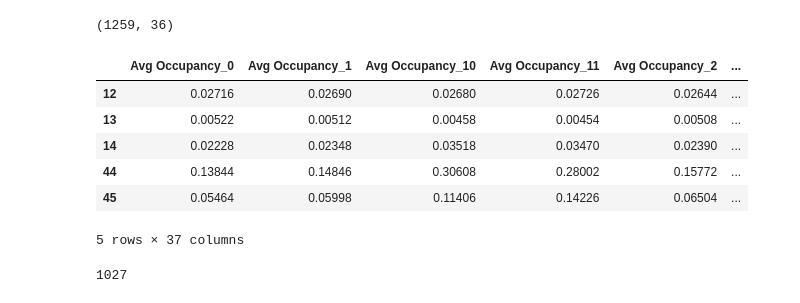
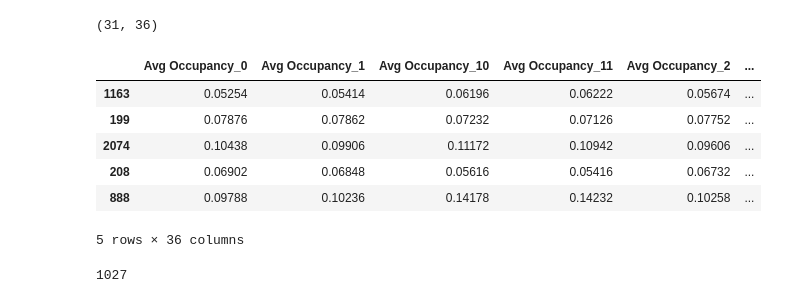
Before and after one commit to frolovconst/TC_w_ML, a Jupyter notebook: incidents_touch/inc_desc_ansis.ipynb, the cells around one changed output. Cells and saved outputs as stored; diff of their text form; code cells hidden in the pictures.

```diff
--- a/incidents_touch/inc_desc_ansis.ipynb
+++ b/incidents_touch/inc_desc_ansis.ipynb
@@ -153,16 +310,20 @@ def obtain_time_series_clear(station, full_series, incs, vicinity_km, timedelta,
         return result
     return pd.Series(None)
 # %%
-def create_accident_free_windows(path, inc_path, st_path, dest_path, vicinity_km=3, td = dt.timedelta(minutes=30)):
-    pth = Path(path)
+def create_accident_free_windows(path, vicinity_km=3, td = dt.timedelta(minutes=30)):
+    srs_path = path + '/series/smoothed'
+    pth = Path(srs_path)
+    inc_path = path + '/inc/light'
     inc_pth = Path(inc_path)
+    st_path = path + '/stations'
     st_pth = Path(st_path)
+    dest_path = path + '/result'
     inc_cols = ['Timestamp', 'Latitude', 'Longitude', 'Freeway']
     st_cols = ['Latitude', 'Longitude', 'ID']
     result = pd.DataFrame()
 
     for i,child in enumerate(sorted(pth.iterdir())):
-        srs_file_name = path + '/' + child.name
+        srs_file_name = srs_path + '/' + child.name
         srs_file = pd.read_csv(srs_file_name, parse_dates=['Timestamp'])
         srs_file.drop(index=srs_file[(srs_file.Timestamp.dt.time<dt.time(hour=1)) | (srs_file.Timestamp.dt.hour>=23)].index, inplace=True)
         inc_f_name = inc_path + '/' + sorted(inc_pth.iterdir())[i].name
@@ -170,9 +331,9 @@ def create_accident_free_windows(path, inc_path, st_path, dest_path, vicinity_km
         st_active_file_name = st_path + '/' + sorted(st_pth.iterdir())[0].name
         st_active = pd.read_csv(st_active_file_name)[st_cols]
         st_active.drop(index=st_active[~st_active.ID.isin(srs_file.Station.unique())].index, inplace=True)
-        np.random.seed(14)
+#         np.random.seed(14)
 #         size_rdm = st_active.shape[0]
-        size_rdm = 50
+        size_rdm = 1
         stations_rdm = st_active[st_active.ID.isin(np.random.choice(st_active.ID, size_rdm, replace=False))]
         windows = stations_rdm.apply(obtain_time_series_clear, args=(srs_file, incs, vicinity_km, td, ['Avg Occupancy', 'Total Flow', 'Avg Speed']), axis=1)
         windows.dropna(axis=0, how='any', inplace=True)
@@ -182,4 +343,5 @@ def create_accident_free_windows(path, inc_path, st_path, dest_path, vicinity_km
 
 
 #     print(result.dtypes)
+    result.to_csv(dest_path + '/accident_free_windows.csv', index=False)
     return result
@@ -188,17 +348,19 @@ accdnt_free_windows_march = create_accident_free_windows('../data/PeMS/Incidents
+# %%
+accdnt_free_windows_march = create_accident_free_windows('../data/PeMS/Incidents/work_folder/Months/Jan/')
 # %%
 accdnt_free_windows_march.shape
 # %% [output]
-(1259, 36)
+(31, 36)
 # %%
-accdnt_windows_march_short.head()
+accdnt_free_windows_march.head()
 # %% [output]
 |  | Avg Occupancy_0 | Avg Occupancy_1 | Avg Occupancy_10 | Avg Occupancy_11 | Avg Occupancy_2 | ... |
-| 12 | 0.02716 | 0.02690 | 0.02680 | 0.02726 | 0.02644 | ... |
-| 13 | 0.00522 | 0.00512 | 0.00458 | 0.00454 | 0.00508 | ... |
-| 14 | 0.02228 | 0.02348 | 0.03518 | 0.03470 | 0.02390 | ... |
-| 44 | 0.13844 | 0.14846 | 0.30608 | 0.28002 | 0.15772 | ... |
-| 45 | 0.05464 | 0.05998 | 0.11406 | 0.14226 | 0.06504 | ... |
+| 1163 | 0.05254 | 0.05414 | 0.06196 | 0.06222 | 0.05674 | ... |
+| 199 | 0.07876 | 0.07862 | 0.07232 | 0.07126 | 0.07752 | ... |
+| 2074 | 0.10438 | 0.09906 | 0.11172 | 0.10942 | 0.09606 | ... |
+| 208 | 0.06902 | 0.06848 | 0.05616 | 0.05416 | 0.06732 | ... |
+| 888 | 0.09788 | 0.10236 | 0.14178 | 0.14232 | 0.10258 | ... |
-5 rows × 37 columns
+5 rows × 36 columns
 # %%
 accdnt_windows_march_short = accdnt_windows_march.drop(columns=['Freeway',
        'Freeway_direction', 'IncidentID', 'Latitude', 'Longitude', 'Prev',
```
Also changed, not shown: parts of 26 cells of this notebook, 1 other file.
